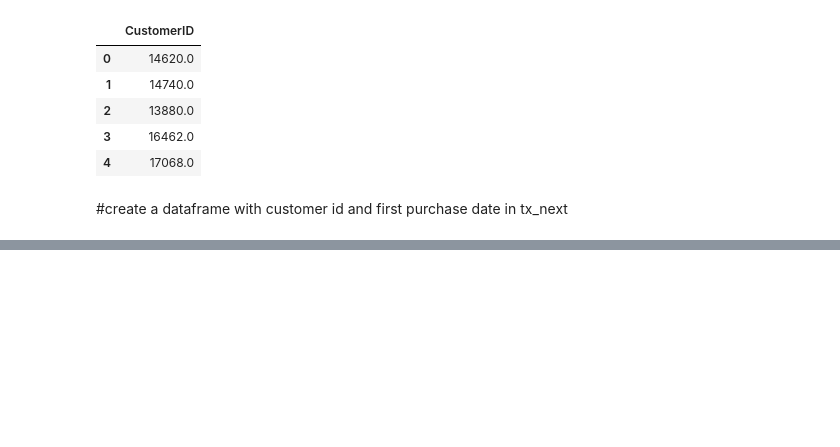
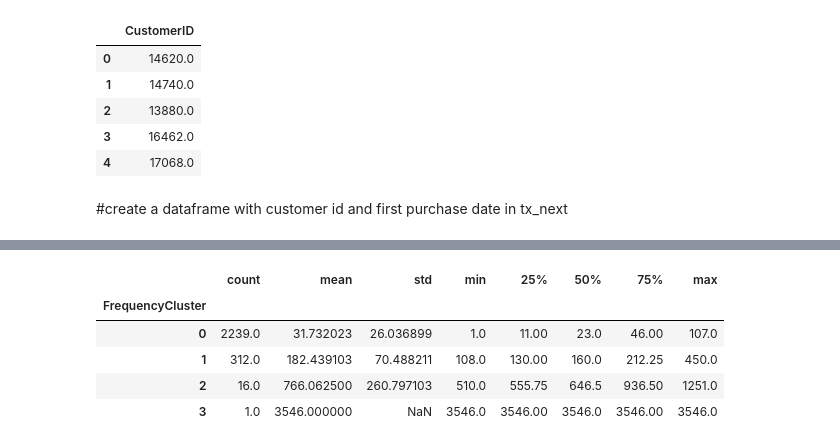
Before and after one commit to AbderrhmanAbdellatif/DataScience, a Jupyter notebook: Predicting_Next_Purchase_Day.ipynb, the cells around one changed output, grey strips where cells are left out. Cells and saved outputs as stored; diff of their text form; code cells hidden in the pictures; blank space fills up the shorter version.

```diff
--- a/Predicting_Next_Purchase_Day.ipynb
+++ b/Predicting_Next_Purchase_Day.ipynb
@@ -115,0 +285,5 @@ tx_user.head()
+# %%
+
+#get total purchases for frequency scores
+tx_frequency = tx_6m.groupby('CustomerID').InvoiceDate.count().reset_index()
+tx_frequency.columns = ['CustomerID','Frequency']
@@ -115,0 +299,3 @@ tx_user.head()
+# %%
+#add frequency column to tx_user
+tx_user = pd.merge(tx_user, tx_frequency, on='CustomerID')
@@ -115,0 +326,5 @@ tx_user.head()
+# %%
+#clustering for frequency
+kmeans = KMeans(n_clusters=4)
+kmeans.fit(tx_user[['Frequency']])
+tx_user['FrequencyCluster'] = kmeans.predict(tx_user[['Frequency']])
@@ -115,0 +340,3 @@ tx_user.head()
+# %%
+#order frequency clusters and show the characteristics
+tx_user = order_cluster('FrequencyCluster', 'Frequency',tx_user,True)
@@ -115,0 +352,9 @@ tx_user.head()
+# %%
+tx_user.groupby('FrequencyCluster')['Frequency'].describe()
+# %% [output]
+|  | count | mean | std | min | 25% | 50% | 75% | max |
+| FrequencyCluster |  |  |  |  |  |  |  |  |
+| 0 | 2239.0 | 31.732023 | 26.036899 | 1.0 | 11.00 | 23.0 | 46.00 | 107.0 |
+| 1 | 312.0 | 182.439103 | 70.488211 | 108.0 | 130.00 | 160.0 | 212.25 | 450.0 |
+| 2 | 16.0 | 766.062500 | 260.797103 | 510.0 | 555.75 | 646.5 | 936.50 | 1251.0 |
+| 3 | 1.0 | 3546.000000 | NaN | 3546.0 | 3546.00 | 3546.0 | 3546.00 | 3546.0 |
```
Also changed, not shown: parts of 51 cells of this notebook.
